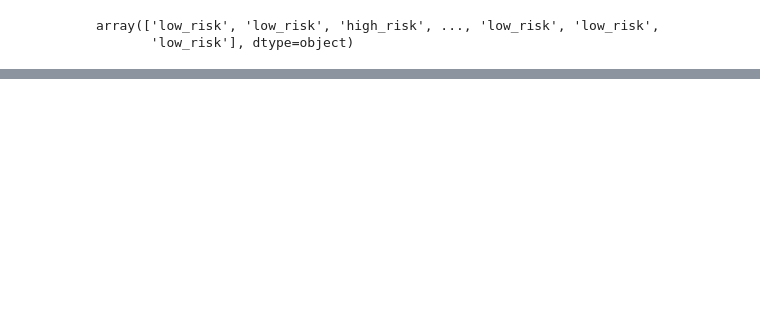
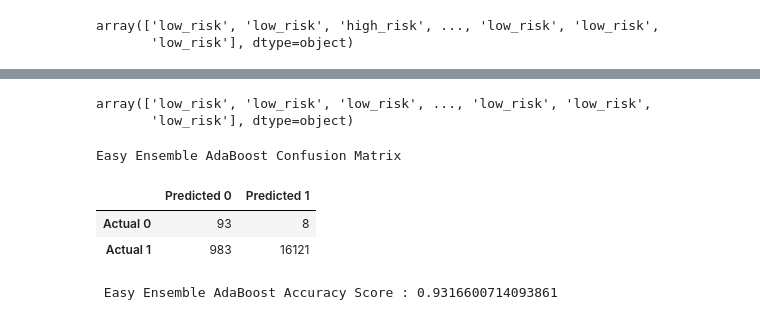
Before and after one commit to nsmeltz/Credit_Risk_Analysis, a Jupyter notebook: credit_risk_ensemble.ipynb, the cells around one changed output, grey strips where cells are left out. Drawn from its saved outputs; the diff is of its cells as text; code cells hidden in the pictures; blank space fills up the shorter version.

Commit message:
ensemble methods complete

```diff
--- a/credit_risk_ensemble.ipynb
+++ b/credit_risk_ensemble.ipynb
@@ -263,2 +254,36 @@ sorted(zip(importances, X.columns), reverse=True)
+# %%
+# Train the EasyEnsembleClassifier
+from imblearn.ensemble import EasyEnsembleClassifier
+ee_classifier = EasyEnsembleClassifier(n_estimators=100, random_state=1)
+
+# Fitting the model
+ee_model = ee_classifier.fit(X_train, y_train)
+# %%
+# Making predictions using the testing data.
+predictions_ee = ee_model.predict(X_test)
+predictions_ee
+# %% [output]
+array(['low_risk', 'low_risk', 'low_risk', ..., 'low_risk', 'low_risk',
+       'low_risk'], dtype=object)
+# %%
+# Display the confusion matrix
+cm_ee = confusion_matrix(y_test, predictions_ee)
+cm_df_ee = pd.DataFrame(
+    cm_ee, index=["Actual 0", "Actual 1"], columns=["Predicted 0", "Predicted 1"]
+)
+
+print("Easy Ensemble AdaBoost Confusion Matrix")
+display(cm_df_ee)
+# %% [output]
+Easy Ensemble AdaBoost Confusion Matrix
+|  | Predicted 0 | Predicted 1 |
+| Actual 0 | 93 | 8 |
+| Actual 1 | 983 | 16121 |
+# %%
+# Calculated the balanced accuracy score
+acc_score_ee = balanced_accuracy_score(y_test, predictions_ee)
+print(f" Easy Ensemble AdaBoost Accuracy Score : {acc_score_ee}")
+# %% [output]
+ Easy Ensemble AdaBoost Accuracy Score : 0.9316600714093861
 # %%
 # Print the imbalanced classification report
```
Also changed, not shown: parts of 11 cells of this notebook.
